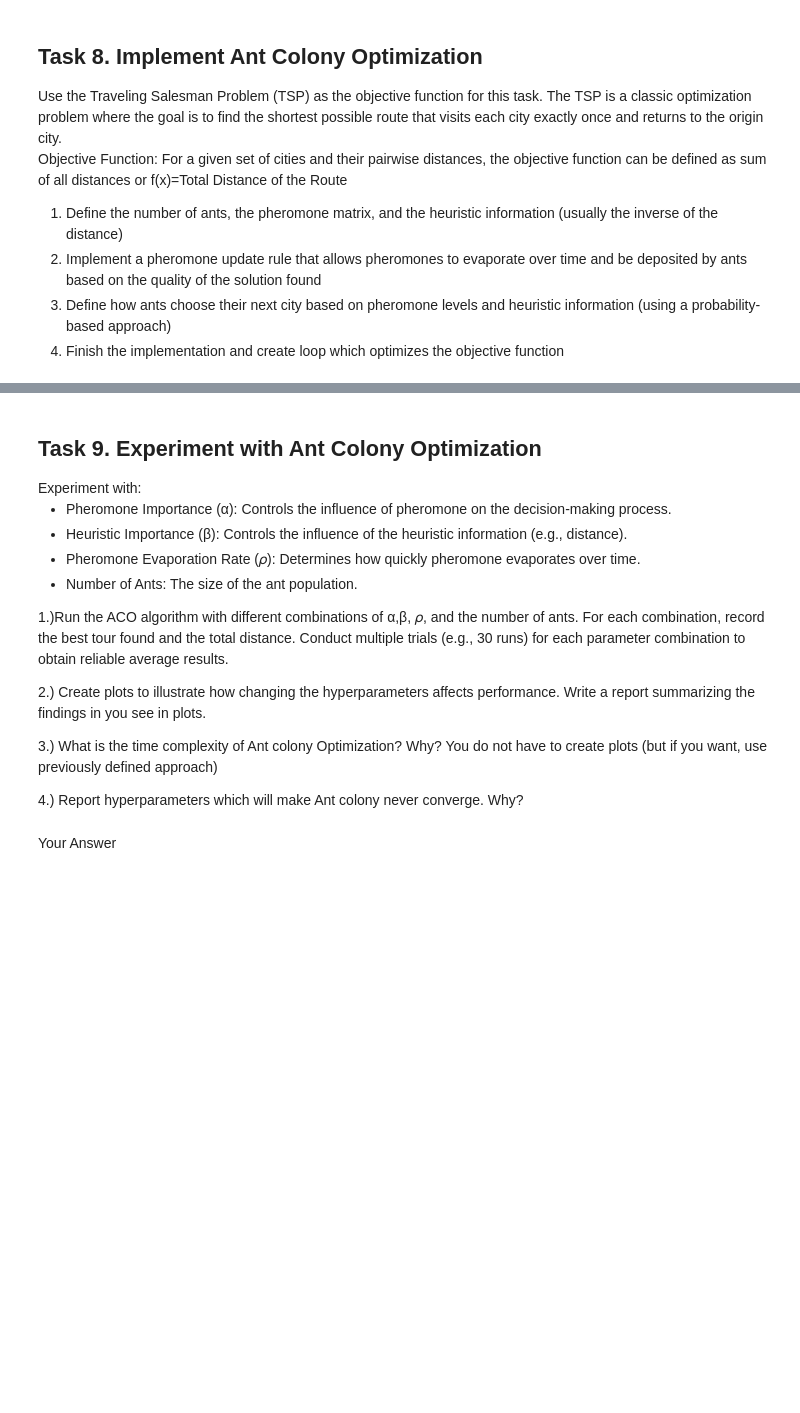
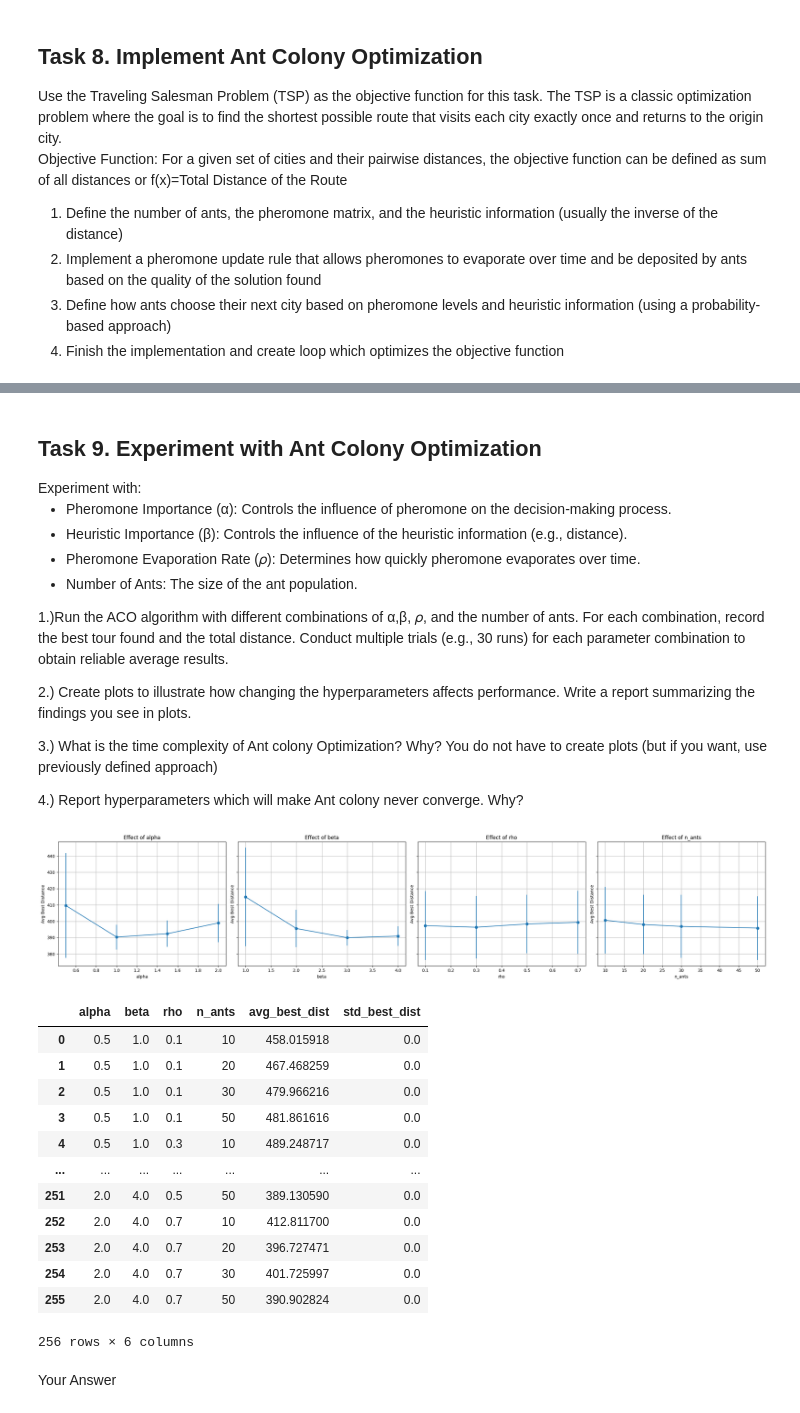
Before and after one commit to MarioSomodi/Optimization-Algorithms, a Jupyter notebook: OABOEC_Project_Mario_Somodi.ipynb, the cells around one changed output, grey strips where cells are left out. Drawn from its saved outputs; the diff is of its cells as text; code cells hidden in the pictures; blank space fills up the shorter version.

```diff
--- a/OABOEC_Project_Mario_Somodi.ipynb
+++ b/OABOEC_Project_Mario_Somodi.ipynb
@@ -612,9 +617,63 @@ Experiment with:
 *   Number of Ants: The size of the ant population.
 
 <p> 1.)Run the ACO algorithm with different combinations of α,β, 𝜌, and the number of ants. For each combination, record the best tour found and the total distance. Conduct multiple trials (e.g., 30 runs) for each parameter combination to obtain reliable average results. </p>
-<p> 2.) Create plots to illustrate how changing the hyperparameters affects performance. Write a report summarizing the findings in you see in plots. </p>
+<p> 2.) Create plots to illustrate how changing the hyperparameters affects performance. Write a report summarizing the findings you see in plots. </p>
 <p> 3.) What is the time complexity of Ant colony Optimization? Why? You do not have to create plots (but if you want, use previously defined approach) </p>
 <p> 4.) Report hyperparameters which will make Ant colony never converge. Why?</p>
+# %%
+from evaluations.aco_hyperparameter_evaluation import create_distance_matrix, evaluate_aco_hyperparameters, plot_hyperparameter_effects
+
+def run_aco_evaluation(
+    n_cities=20,
+    seed=42,
+    alphas=[0.5, 1.0, 1.5, 2.0],
+    betas=[1.0, 2.0, 3.0, 4.0],
+    rhos=[0.1, 0.3, 0.5, 0.7],
+    n_ants_list=[10, 20, 30, 50],
+    runs=1,
+    n_iterations=100,
+):
+    """
+    Orchestrates the full hyperparameter evaluation pipeline:
+      1. Generate a TSP instance.
+      2. Evaluate ACO across parameter grid.
+      3. Optionally save results.
+      4. Plot parameter effects.
+
+    Returns:
+        pd.DataFrame: the results DataFrame.
+    """
+    distance_matrix, coords = create_distance_matrix(n_cities, seed)
+
+    df_results = evaluate_aco_hyperparameters(
+        distance_matrix,
+        alphas,
+        betas,
+        rhos,
+        n_ants_list,
+        runs,
+        n_iterations
+    )
+
+    plot_hyperparameter_effects(df_results)
+
+    display(df_results)
+run_aco_evaluation()
+# %% [output]
+[figure, added]
+|  | alpha | beta | rho | n_ants | avg_best_dist | std_best_dist |
+| 0 | 0.5 | 1.0 | 0.1 | 10 | 458.015918 | 0.0 |
+| 1 | 0.5 | 1.0 | 0.1 | 20 | 467.468259 | 0.0 |
+| 2 | 0.5 | 1.0 | 0.1 | 30 | 479.966216 | 0.0 |
+| 3 | 0.5 | 1.0 | 0.1 | 50 | 481.861616 | 0.0 |
+| 4 | 0.5 | 1.0 | 0.3 | 10 | 489.248717 | 0.0 |
+| ... | ... | ... | ... | ... | ... | ... |
+| 251 | 2.0 | 4.0 | 0.5 | 50 | 389.130590 | 0.0 |
+| 252 | 2.0 | 4.0 | 0.7 | 10 | 412.811700 | 0.0 |
+| 253 | 2.0 | 4.0 | 0.7 | 20 | 396.727471 | 0.0 |
+| 254 | 2.0 | 4.0 | 0.7 | 30 | 401.725997 | 0.0 |
+| 255 | 2.0 | 4.0 | 0.7 | 50 | 390.902824 | 0.0 |
+256 rows × 6 columns
 # %% [markdown]
 Your Answer
 # %% [markdown]
```
Also changed, not shown: parts of 19 cells of this notebook, 2 other files.
